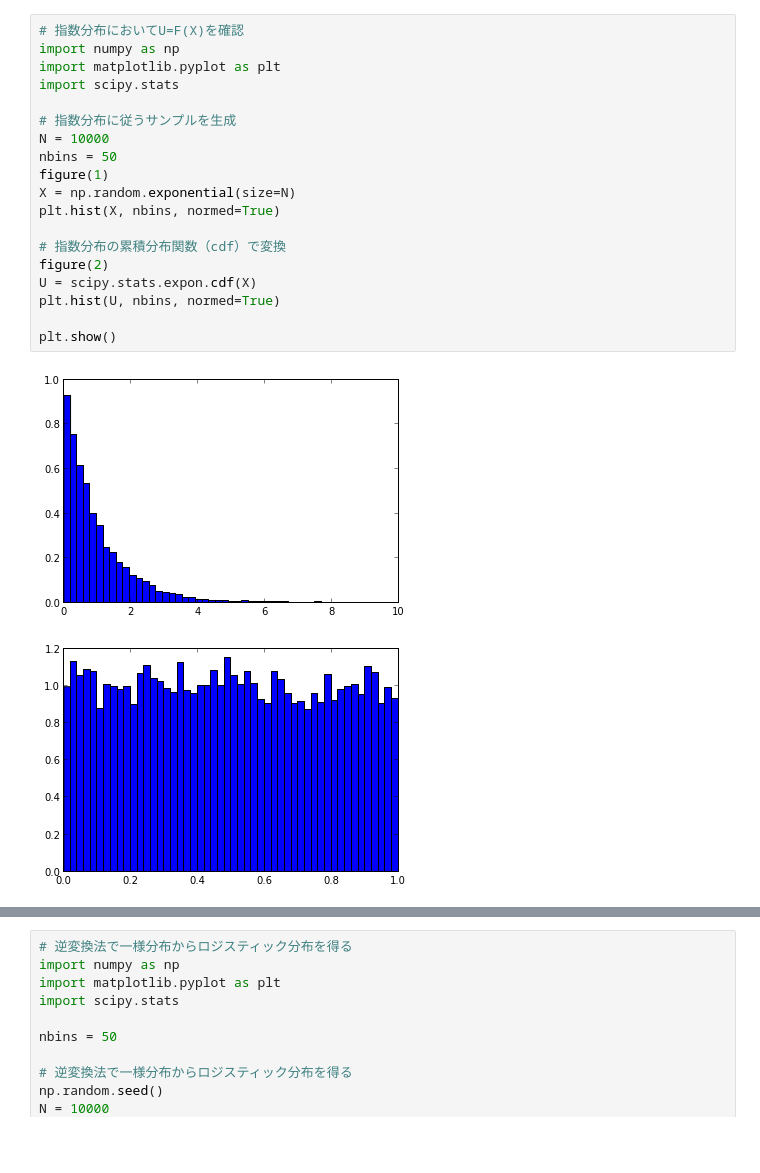
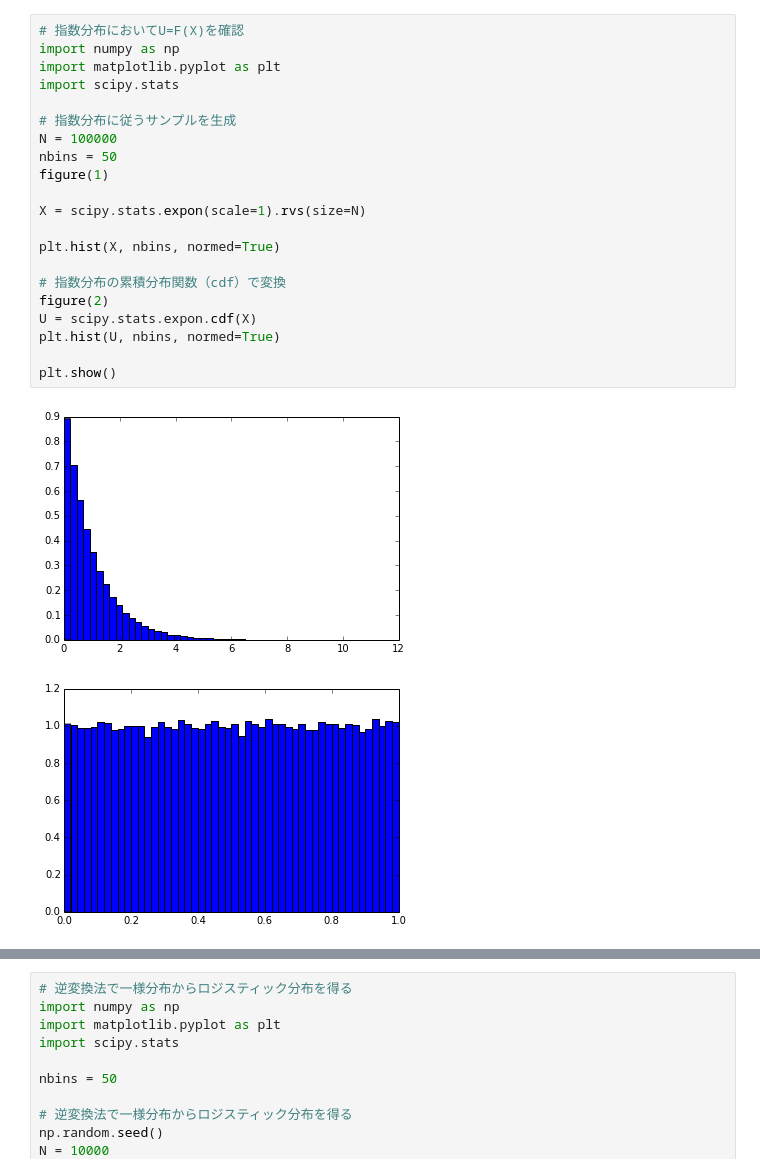
Before and after one commit to aidiary/PRML, a Jupyter notebook: ch11/monte_carlo.ipynb, the cells around one changed output, grey strips where cells are left out. Cells and saved outputs as stored; diff of their text form; blank space fills up the shorter version.

```diff
--- a/ch11/monte_carlo.ipynb
+++ b/ch11/monte_carlo.ipynb
@@ -13,25 +61,27 @@ plt.show()
 # %%
 # 指数分布においてU=F(X)を確認
 import numpy as np
 import matplotlib.pyplot as plt
 import scipy.stats
 
 # 指数分布に従うサンプルを生成
-N = 10000
+N = 100000
 nbins = 50
 figure(1)
-X = np.random.exponential(size=N)
+
+X = scipy.stats.expon(scale=1).rvs(size=N)
+
 plt.hist(X, nbins, normed=True)
 
 # 指数分布の累積分布関数（cdf）で変換
 figure(2)
 U = scipy.stats.expon.cdf(X)
 plt.hist(U, nbins, normed=True)
 
 plt.show()
 # %% [output]
-[figure, old version]
+[figure, new version]
-[figure, old version]
+[figure, new version]
 # %%
 # 逆変換法で一様分布から指数分布を得る
 import numpy as np
```
Also changed, not shown: parts of 4 cells of this notebook.
